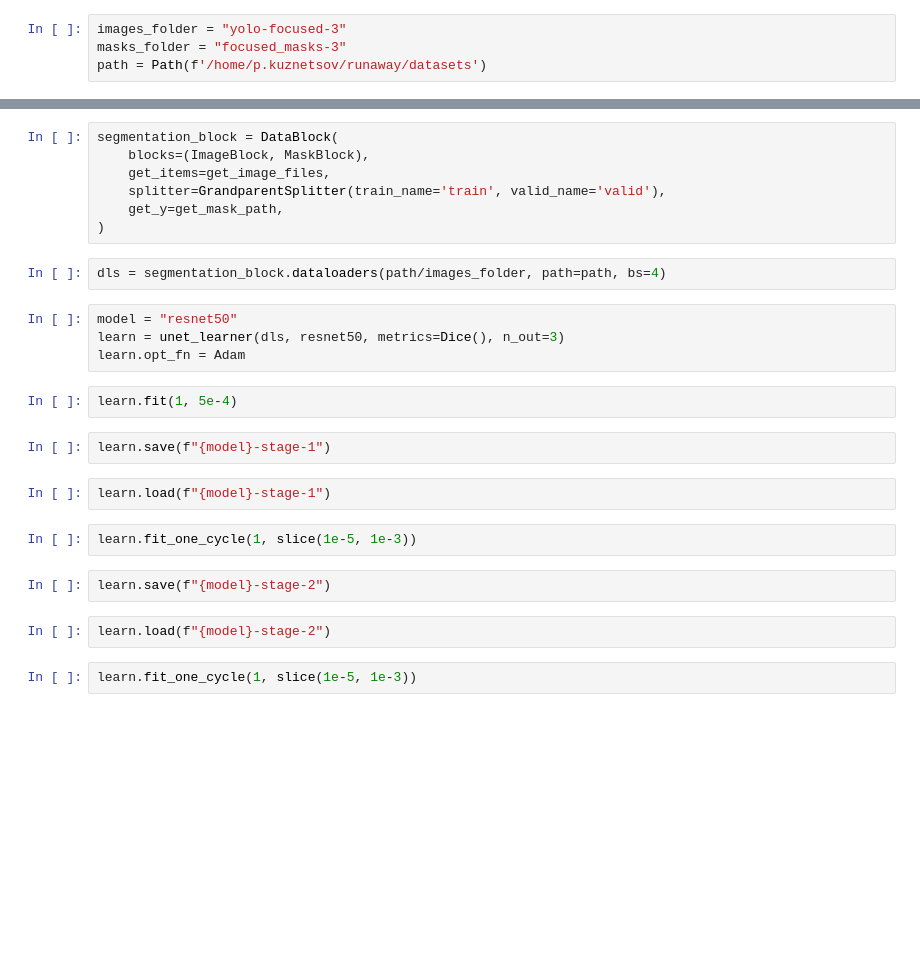
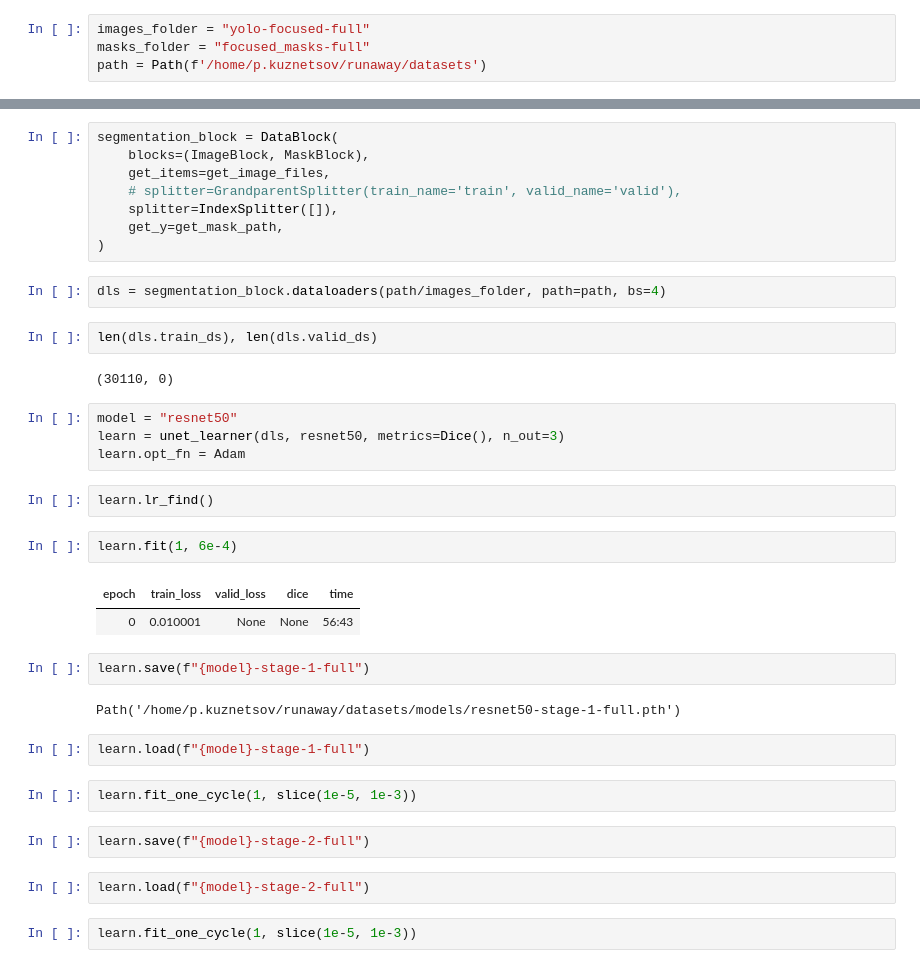
Before and after one commit to Pavel418/runaway-satellite-detection, a Jupyter notebook: train_pytorch.ipynb, the cells around one changed output, grey strips where cells are left out. Saved outputs shown, nothing was run; the diff lists cells and outputs as text; blank space fills up the shorter version.

```diff
--- a/train_pytorch.ipynb
+++ b/train_pytorch.ipynb
@@ -18,8 +18,8 @@ from sahi.models.torchvision import TorchVisionDetectionModel
 import torch
 import torchvision.models as models
 # %%
-images_folder = "yolo-focused-3"
-masks_folder = "focused_masks-3"
+images_folder = "yolo-focused-full"
+masks_folder = "focused_masks-full"
 path = Path(f'/home/p.kuznetsov/runaway/datasets')
 # %%
 def get_mask_path(image_path):
@@ -28,27 +28,39 @@ def get_mask_path(image_path):
 segmentation_block = DataBlock(
     blocks=(ImageBlock, MaskBlock),
     get_items=get_image_files,
-    splitter=GrandparentSplitter(train_name='train', valid_name='valid'),
+    # splitter=GrandparentSplitter(train_name='train', valid_name='valid'),
+    splitter=IndexSplitter([]),
     get_y=get_mask_path,
 )
 # %%
 dls = segmentation_block.dataloaders(path/images_folder, path=path, bs=4)
+# %%
+len(dls.train_ds), len(dls.valid_ds)
+# %% [output]
+(30110, 0)
 # %%
 model = "resnet50"
 learn = unet_learner(dls, resnet50, metrics=Dice(), n_out=3)
 learn.opt_fn = Adam
+# %%
+learn.lr_find()
 # %%
-learn.fit(1, 5e-4)
+learn.fit(1, 6e-4)
+# %% [output]
+| epoch | train_loss | valid_loss | dice | time |
+| 0 | 0.010001 | None | None | 56:43 |
 # %%
-learn.save(f"{model}-stage-1")
+learn.save(f"{model}-stage-1-full")
+# %% [output]
+Path('/home/p.kuznetsov/runaway/datasets/models/resnet50-stage-1-full.pth')
 # %%
-learn.load(f"{model}-stage-1")
+learn.load(f"{model}-stage-1-full")
 # %%
 learn.fit_one_cycle(1, slice(1e-5, 1e-3))
 # %%
-learn.save(f"{model}-stage-2")
+learn.save(f"{model}-stage-2-full")
 # %%
-learn.load(f"{model}-stage-2")
+learn.load(f"{model}-stage-2-full")
 # %%
 learn.fit_one_cycle(1, slice(1e-5, 1e-3))
 # %%
```
Also changed, not shown: parts of 22 cells of this notebook, 22 other files.
